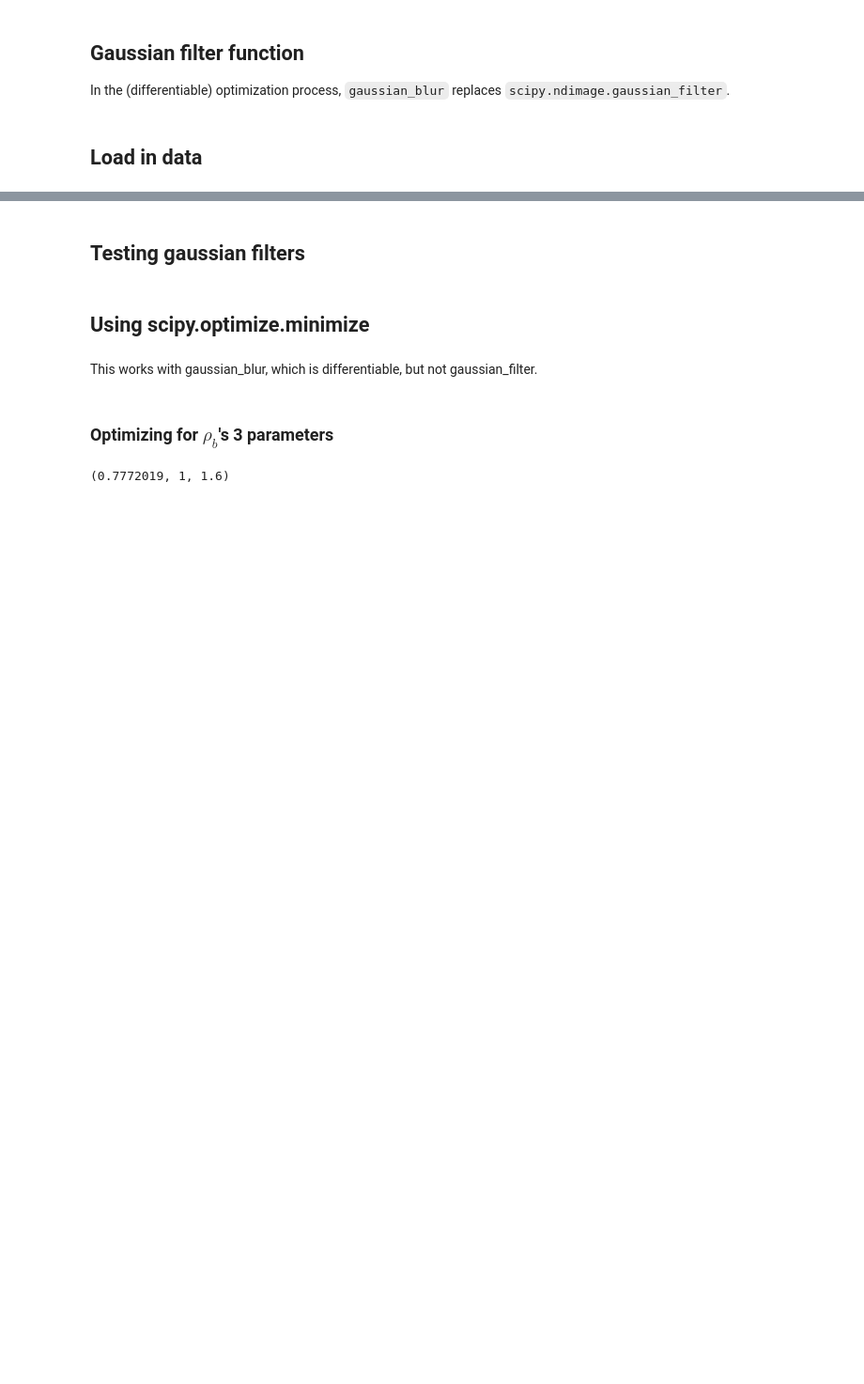
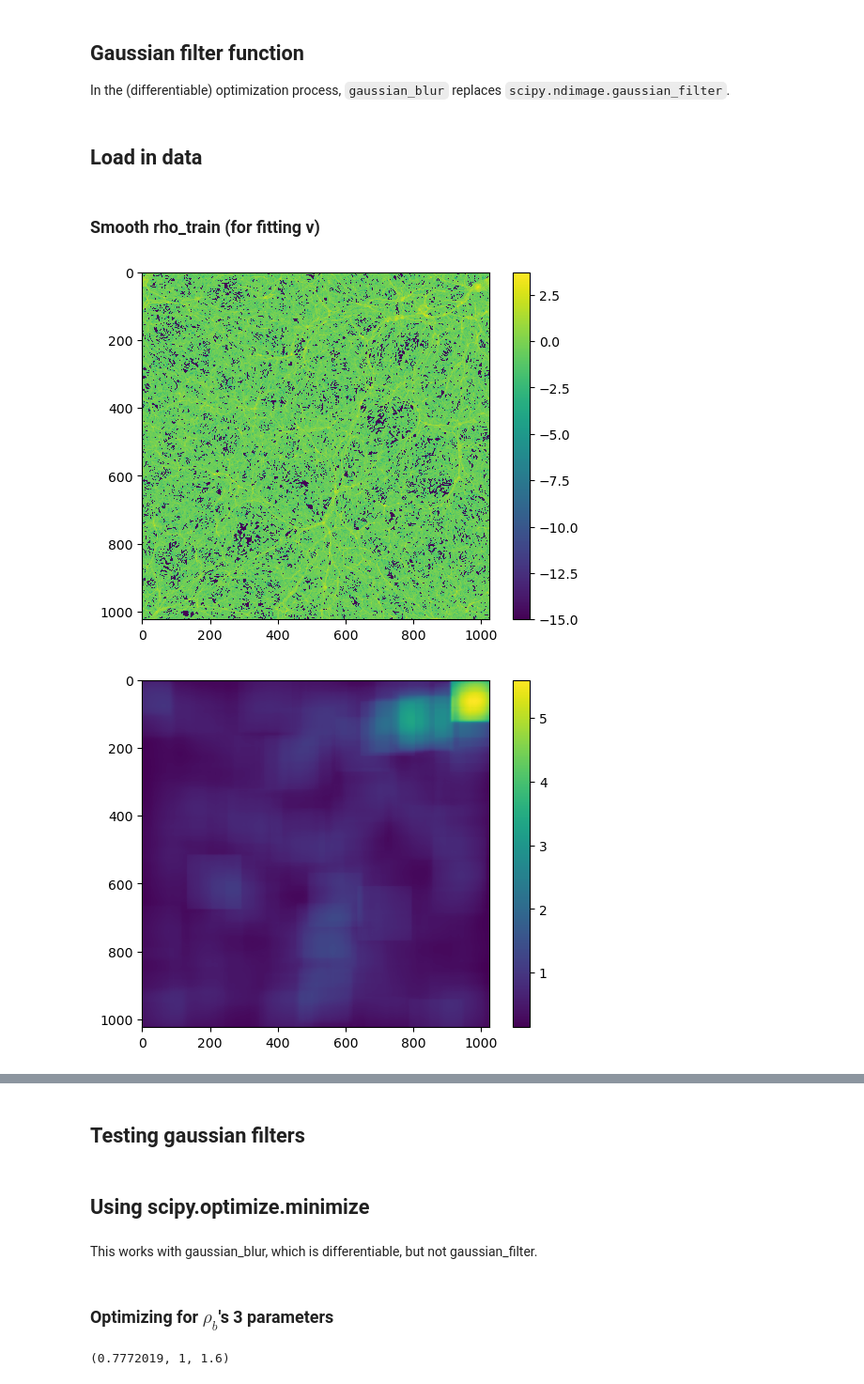
Before and after one commit to Jupiter1994/lya-tf, a Jupyter notebook: lya_fields/DM_to_bary_fitting.ipynb, the cells around one changed output, grey strips where cells are left out. Shown at 94% size. Saved outputs shown, nothing was run; the diff lists cells and outputs as text; code cells hidden in the pictures; blank space fills up the shorter version.

```diff
--- a/lya_fields/DM_to_bary_fitting.ipynb
+++ b/lya_fields/DM_to_bary_fitting.ipynb
@@ -86,4 +89,20 @@ temp_test = temperature[test_inds]
 vel_test = baryon_vel[test_inds]
 
 rho_train = tf.cast(rho_train, 'float64')
+# %% [markdown]
+### Smooth rho_train (for fitting v)
+# %%
+sigma = 80
+rho_train_smooth = tf.squeeze(gaussian_blur(rho_train, sigma*2, sigma))
+# %%
+plt.imshow(np.log10(rho_train + 1e-15))
+plt.colorbar()
+plt.show()
+
+plt.imshow(rho_train_smooth)
+plt.colorbar()
+plt.show()
+# %% [output]
+[figure, added]
+[figure, added]
 # %%
```
Also changed, not shown: parts of 16 cells of this notebook.
